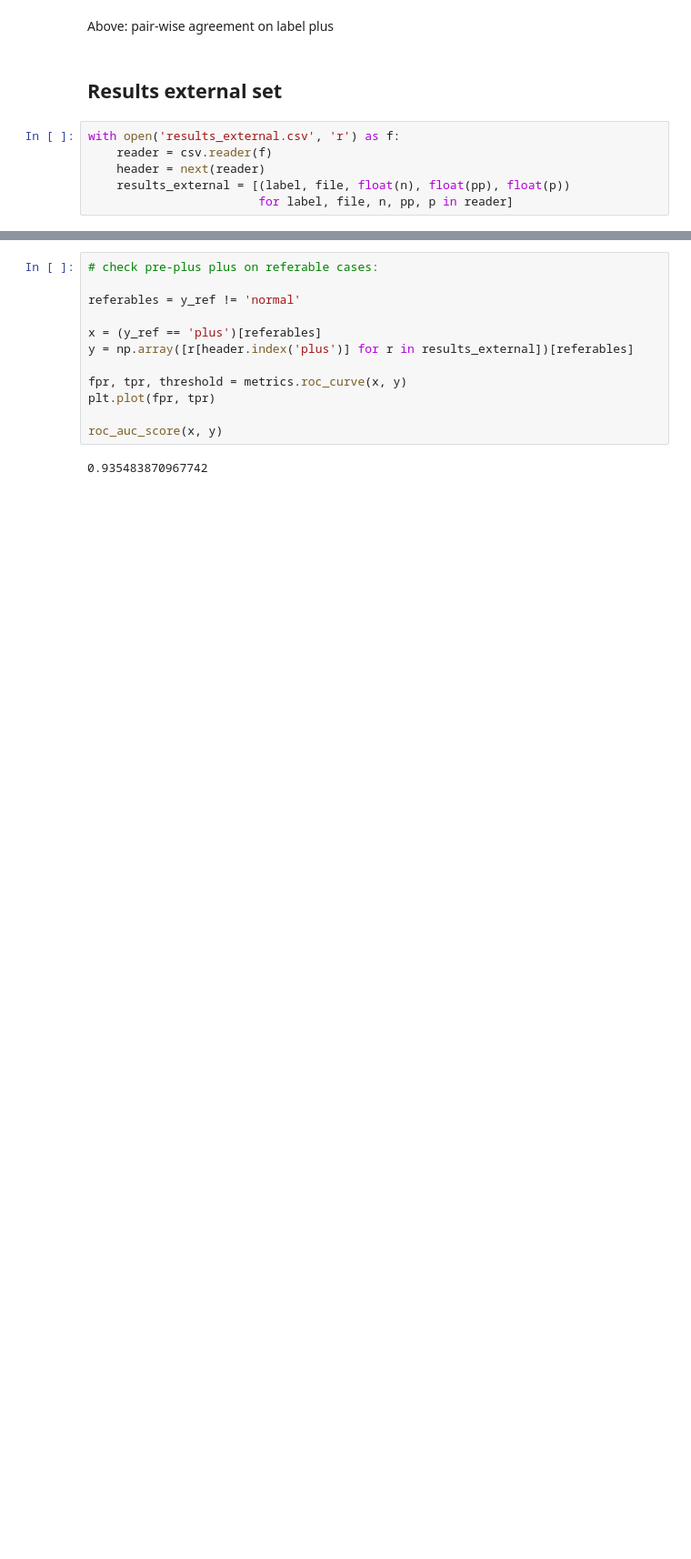
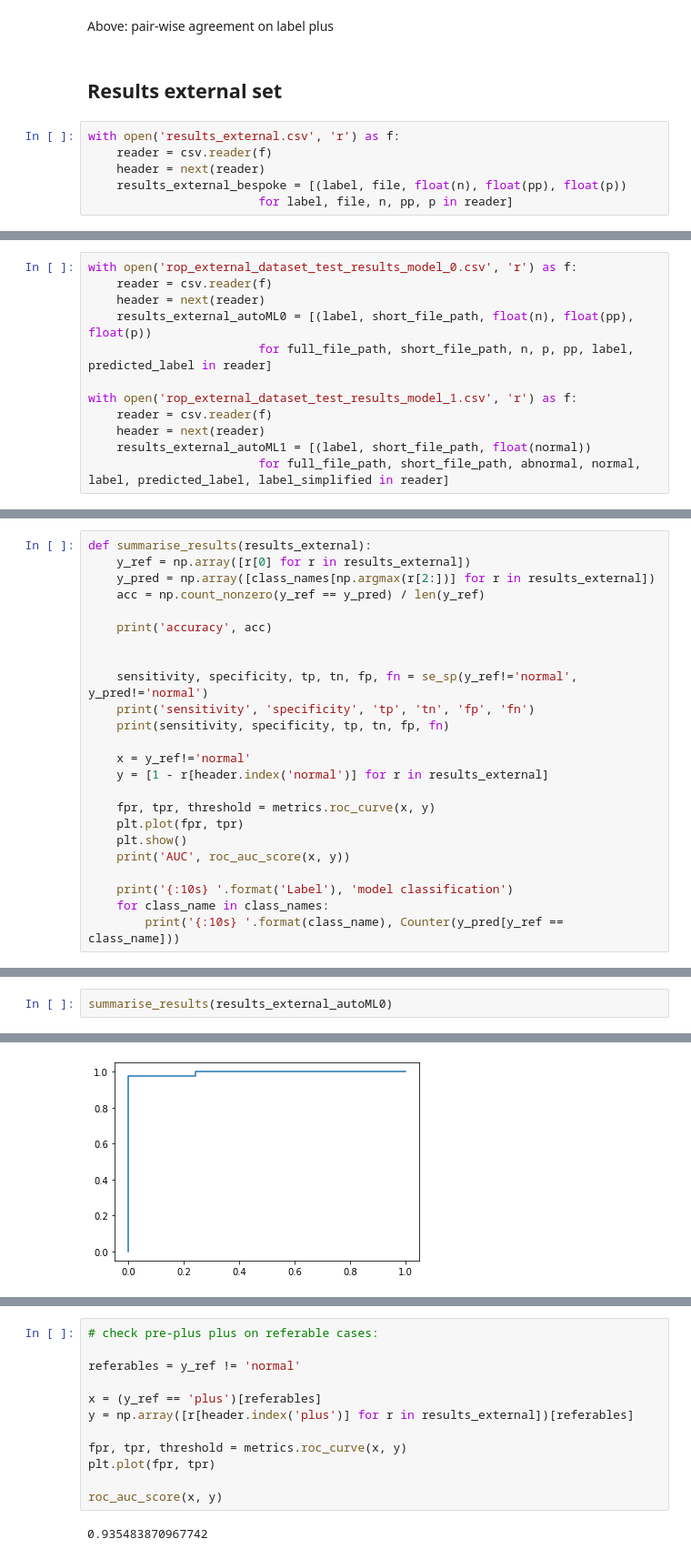
Before and after one commit to MoorfieldsInnovationLab/ROP, a Jupyter notebook: model_development/Evaluate220221.ipynb, the cells around one changed output, grey strips where cells are left out. Shown at 91% size. Saved outputs shown, nothing was run; the diff lists cells and outputs as text; blank space fills up the shorter version.

```diff
--- a/model_development/Evaluate220221.ipynb
+++ b/model_development/Evaluate220221.ipynb
@@ -650,5 +779,5 @@ Above: pair-wise agreement on label plus
 with open('results_external.csv', 'r') as f:
     reader = csv.reader(f)
     header = next(reader)
-    results_external = [(label, file, float(n), float(pp), float(p))
+    results_external_bespoke = [(label, file, float(n), float(pp), float(p))
                         for label, file, n, pp, p in reader]
@@ -694,0 +784,12 @@ Above: Model classifies all normal and all plus cases correctly, pre-plus is mor
+# %%
+with open('rop_external_dataset_test_results_model_0.csv', 'r') as f:
+    reader = csv.reader(f)
+    header = next(reader)
+    results_external_autoML0 = [(label, short_file_path, float(n), float(pp), float(p))
+                        for full_file_path, short_file_path, n, p, pp, label, predicted_label in reader]
+
+with open('rop_external_dataset_test_results_model_1.csv', 'r') as f:
+    reader = csv.reader(f)
+    header = next(reader)
+    results_external_autoML1 = [(label, short_file_path, float(normal))
+                        for full_file_path, short_file_path, abnormal, normal, label, predicted_label, label_simplified in reader]
@@ -694,0 +823,24 @@ Above: Model classifies all normal and all plus cases correctly, pre-plus is mor
+# %%
+def summarise_results(results_external):
+    y_ref = np.array([r[0] for r in results_external])
+    y_pred = np.array([class_names[np.argmax(r[2:])] for r in results_external])
+    acc = np.count_nonzero(y_ref == y_pred) / len(y_ref)
+
+    print('accuracy', acc)
+
+
+    sensitivity, specificity, tp, tn, fp, fn = se_sp(y_ref!='normal', y_pred!='normal')
+    print('sensitivity', 'specificity', 'tp', 'tn', 'fp', 'fn')
+    print(sensitivity, specificity, tp, tn, fp, fn)
+
+    x = y_ref!='normal'
+    y = [1 - r[header.index('normal')] for r in results_external]
+
+    fpr, tpr, threshold = metrics.roc_curve(x, y)
+    plt.plot(fpr, tpr)
+    plt.show()
+    print('AUC', roc_auc_score(x, y))
+
+    print('{:10s} '.format('Label'), 'model classification')
+    for class_name in class_names:
+        print('{:10s} '.format(class_name), Counter(y_pred[y_ref == class_name]))
@@ -694,0 +859,3 @@ Above: Model classifies all normal and all plus cases correctly, pre-plus is mor
+# %%
+summarise_results(results_external_autoML0)
+# %% [output]
@@ -694,0 +865 @@ Above: Model classifies all normal and all plus cases correctly, pre-plus is mor
+[figure, added]
```
Also changed, not shown: parts of 28 cells of this notebook, 1 other file.
